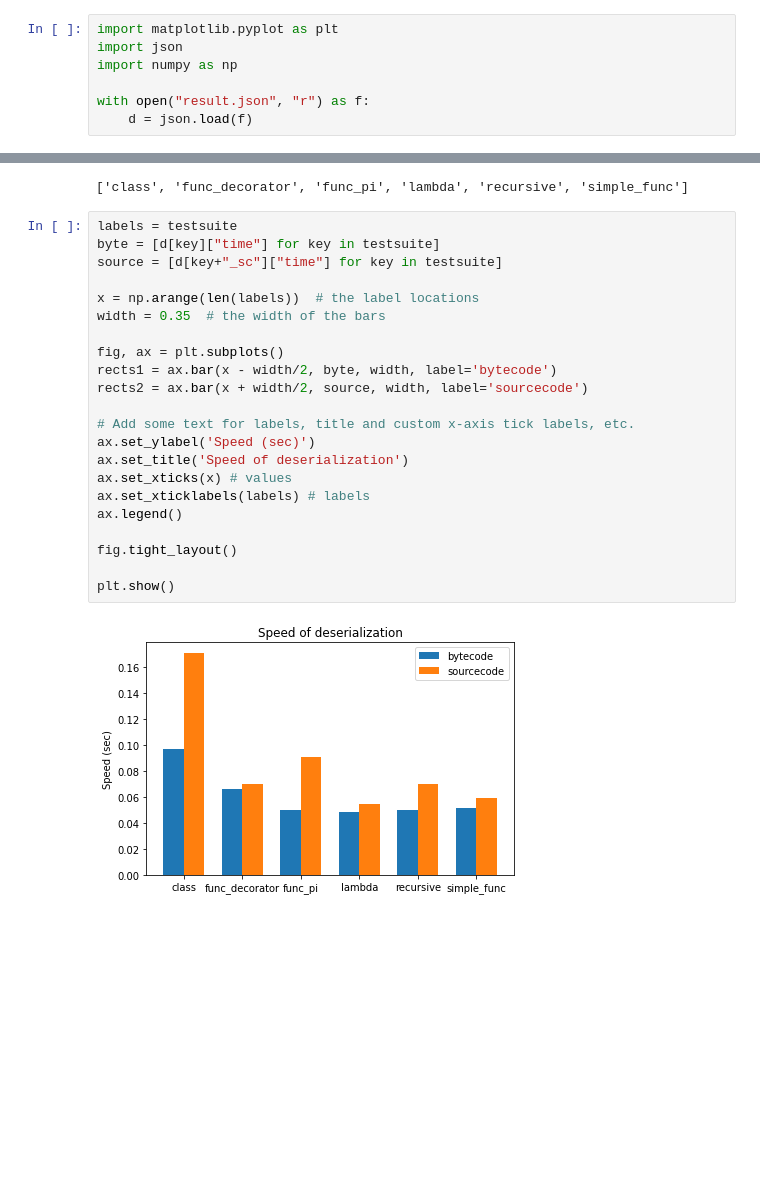
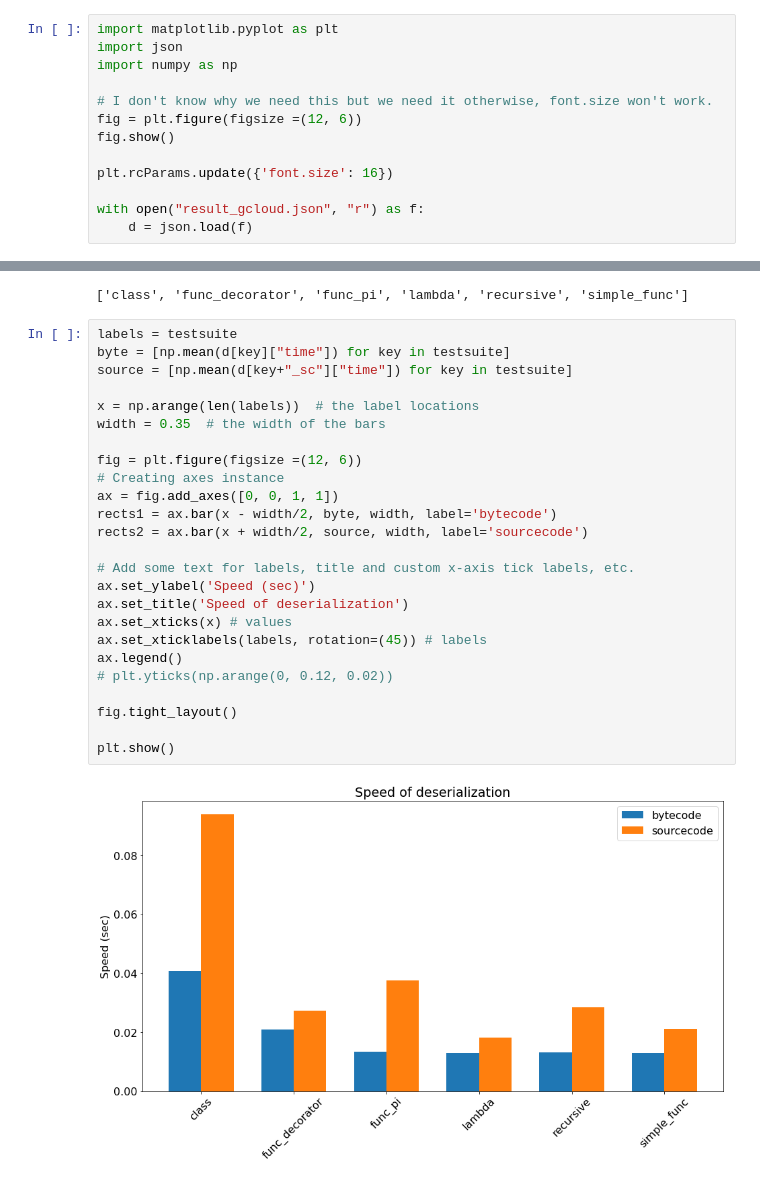
Before and after one commit to Bankde/Volpy_main, a Jupyter notebook: benchmark/exec_vs_cloudpickle/plot.ipynb, the cells around one changed output, grey strips where cells are left out. Saved outputs shown, nothing was run; the diff lists cells and outputs as text; blank space fills up the shorter version.

Commit message:
test - refactor data and plot code

```diff
--- a/benchmark/exec_vs_cloudpickle/plot.ipynb
+++ b/benchmark/exec_vs_cloudpickle/plot.ipynb
@@ -3,5 +3,11 @@ import matplotlib.pyplot as plt
 import json
 import numpy as np
 
-with open("result.json", "r") as f:
+# I don't know why we need this but we need it otherwise, font.size won't work.
+fig = plt.figure(figsize =(12, 6))
+fig.show()
+
+plt.rcParams.update({'font.size': 16})
+
+with open("result_gcloud.json", "r") as f:
     d = json.load(f)
@@ -16,27 +24,30 @@ print(testsuite)
 ['class', 'func_decorator', 'func_pi', 'lambda', 'recursive', 'simple_func']
 # %%
 labels = testsuite
-byte = [d[key]["time"] for key in testsuite]
-source = [d[key+"_sc"]["time"] for key in testsuite]
+byte = [np.mean(d[key]["time"]) for key in testsuite]
+source = [np.mean(d[key+"_sc"]["time"]) for key in testsuite]
 
 x = np.arange(len(labels))  # the label locations
 width = 0.35  # the width of the bars
 
-fig, ax = plt.subplots()
+fig = plt.figure(figsize =(12, 6))
+# Creating axes instance
+ax = fig.add_axes([0, 0, 1, 1])
 rects1 = ax.bar(x - width/2, byte, width, label='bytecode')
 rects2 = ax.bar(x + width/2, source, width, label='sourcecode')
 
 # Add some text for labels, title and custom x-axis tick labels, etc.
 ax.set_ylabel('Speed (sec)')
 ax.set_title('Speed of deserialization')
 ax.set_xticks(x) # values
-ax.set_xticklabels(labels) # labels
+ax.set_xticklabels(labels, rotation=(45)) # labels
 ax.legend()
+# plt.yticks(np.arange(0, 0.12, 0.02))
 
 fig.tight_layout()
 
 plt.show()
 # %% [output]
-[figure, old version]
+[figure, new version]
 # %%
 labels = testsuite
```
Also changed, not shown: parts of 2 cells of this notebook, 5 other files.
